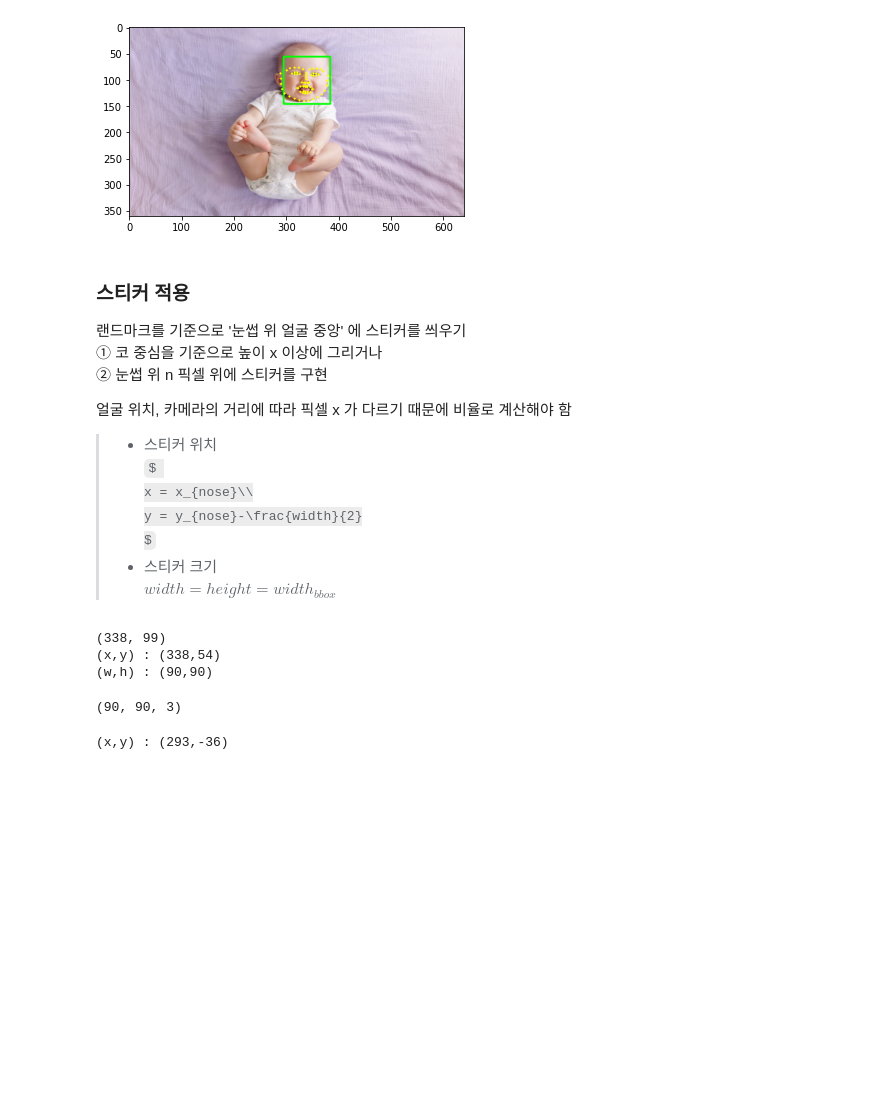
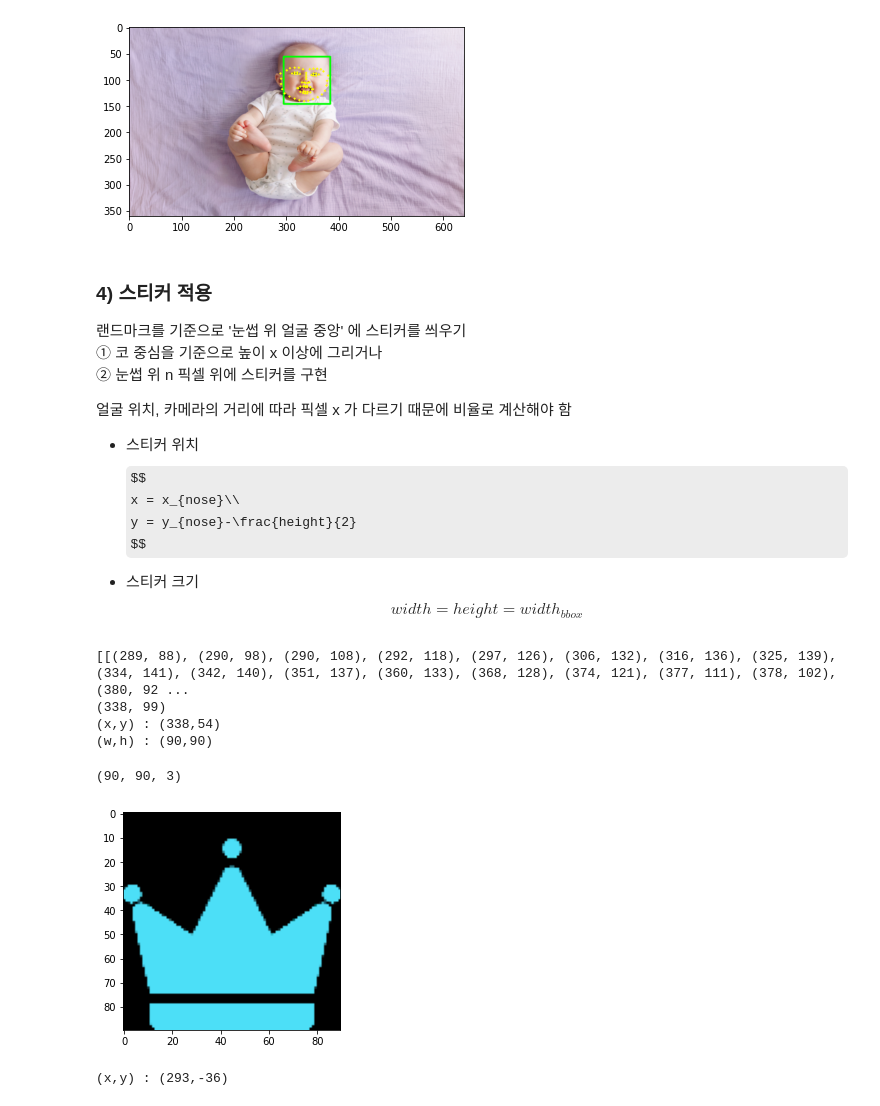
Before and after one commit to kimyeondu/Data-Science, a Jupyter notebook: Exploration/Make_Camera_Sticker_App.ipynb, the cells around one changed output. Saved outputs shown, nothing was run; the diff lists cells and outputs as text; code cells hidden in the pictures; some formulas as TeX source; blank space fills up the shorter version.

Commit message:
Make Camera Sticker App 😺

```diff
--- a/Exploration/Make_Camera_Sticker_App.ipynb
+++ b/Exploration/Make_Camera_Sticker_App.ipynb
@@ -201,24 +198,26 @@ plt.show()
 68
 [figure]
 # %% [markdown]
-### 스티커 적용
+### 4) 스티커 적용
 랜드마크를 기준으로 '눈썹 위 얼굴 중앙' 에 스티커를 씌우기
 ① 코 중심을 기준으로 높이 x 이상에 그리거나
 ② 눈썹 위 n 픽셀 위에 스티커를 구현
 
 얼굴 위치, 카메라의 거리에 따라 픽셀 x 가 다르기 때문에 비율로 계산해야 함
-> - 스티커 위치
-$
+- 스티커 위치
+$$
 x = x_{nose}\\
-y = y_{nose}-\frac{width}{2}
-$
->- 스티커 크기
-$
+y = y_{nose}-\frac{height}{2}
+$$
+
+- 스티커 크기
+$$
 width = height = width_{bbox}
-$
+$$
 # %%
 # 코 중심점 좌표 확인하기
-for dlib_rect, landmark in zip(dlib_rects, list_landmarks):
+print(list_landmarks)
+for dlib_rect, landmark in zip(dlib_rects, list_landmarks): #이미지에 face가 다수일 수 있으므로 for loop로 코 중심점 찾기
     print (landmark[30]) # nose center index : 30. (x_nose, y_nose)
     x = landmark[30][0]
     y = landmark[30][1] - dlib_rect.height()//2 #코 중심을 기준으로 절반
@@ -227,16 +226,20 @@ for dlib_rect, landmark in zip(dlib_rects, list_landmarks):
     print ('(x,y) : (%d,%d)'%(x,y))
     print ('(w,h) : (%d,%d)'%(w,h))
 # %% [output]
+[[(289, 88), (290, 98), (290, 108), (292, 118), (297, 126), (306, 132), (316, 136), (325, 139), (334, 141), (342, 140), (351, 137), (360, 133), (368, 128), (374, 121), (377, 111), (378, 102), (380, 92 ...
 (338, 99)
 (x,y) : (338,54)
 (w,h) : (90,90)
 # %%
 sticker_path = '/content/drive/My Drive/Colab Notebooks/Data-Science/data/img/king.png'
 img_sticker = cv2.imread(sticker_path)        #스티커 이미지 읽기
 img_sticker = cv2.resize(img_sticker, (w,h))  #w,h로 resize
 print (img_sticker.shape)
+plt.imshow(img_sticker)
+plt.show()
 # %% [output]
 (90, 90, 3)
+[figure, added]
 # %%
 # 스티커 x, y좌표 조정
 refined_x = x - w // 2  # left
```
Also changed, not shown: parts of 26 cells of this notebook, 3 other files.
